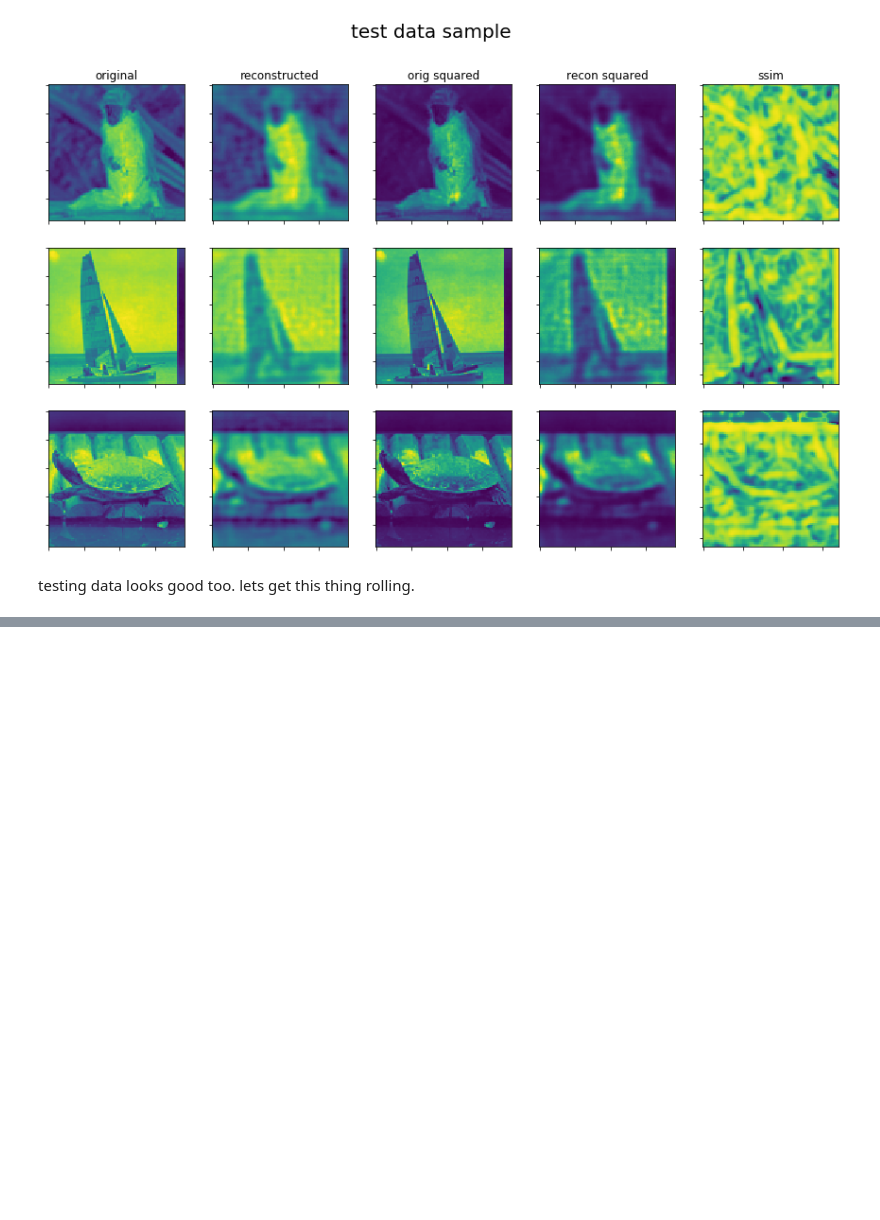
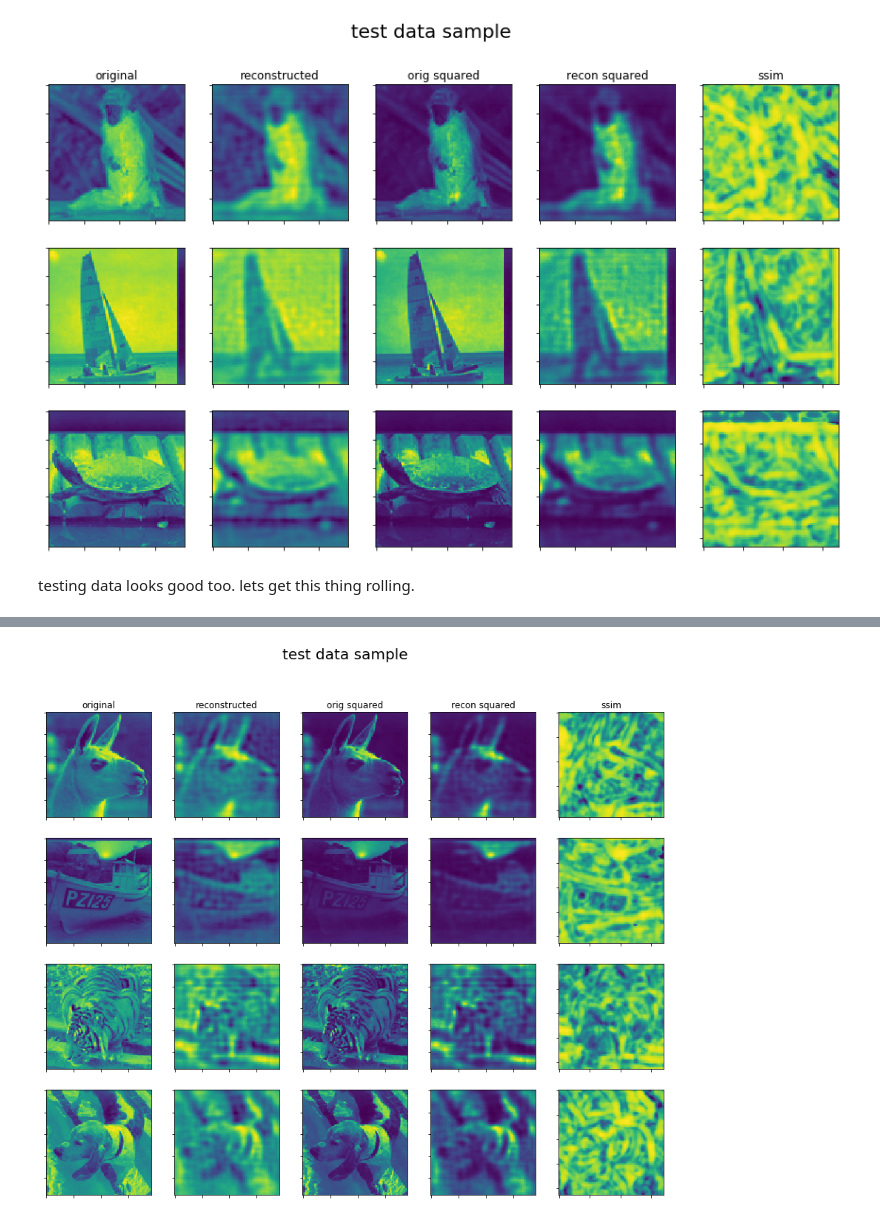
Before and after one commit to michaelneuder/image_quality_analysis, a Jupyter notebook: bin/nets/wip/conv_net.ipynb, the cells around one changed output, grey strips where cells are left out. Cells and saved outputs as stored; diff of their text form; code cells hidden in the pictures; blank space fills up the shorter version.

```diff
--- a/bin/nets/wip/conv_net.ipynb
+++ b/bin/nets/wip/conv_net.ipynb
@@ -266,0 +268,2 @@ plt.show()
+# %%
+epoch = get_epoch(train_features, train_target, batch_size)
@@ -266,0 +274,23 @@ plt.show()
+# %%
+f, axarr = plt.subplots(nrows=4,ncols=5, figsize=(15,12))
+for i in range(4):
+    axarr[i,0].imshow(np.reshape(epoch[0][0][i][:,:,0:1], (96, 96)))
+    axarr[i,1].imshow(np.reshape(epoch[0][0][i][:,:,1:2], (96, 96)))
+    axarr[i,2].imshow(np.reshape(epoch[0][0][i][:,:,2:3], (96, 96)))
+    axarr[i,3].imshow(np.reshape(epoch[0][0][i][:,:,3:4], (96, 96)))
+    axarr[i,4].imshow(np.reshape(epoch[0][1][i][:,:,0:1], (86, 86)))
+
+axarr[0,0].set_title('original')
+axarr[0,1].set_title('reconstructed')
+axarr[0,2].set_title('orig squared')
+axarr[0,3].set_title('recon squared')
+axarr[0,4].set_title('ssim')
+for ax_row in axarr:
+    for ax in ax_row:
+        ax.set_xticklabels([])
+        ax.set_yticklabels([])
+
+f.suptitle('test data sample', size=20)
+plt.show()
+# %% [output]
+[figure, added]
```
Also changed, not shown: parts of 3 cells of this notebook, 2 other files.
